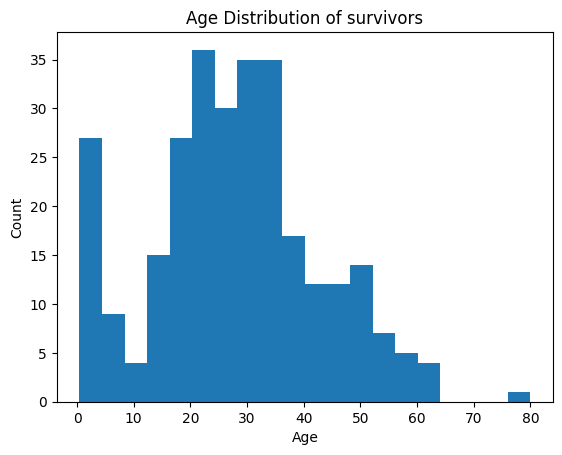
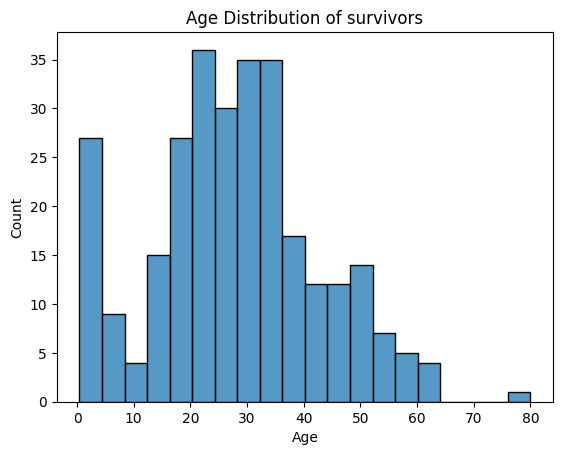
Unified diff of the notebook cell whose output changed from the first chart to the second:
--- before
+++ after
@@ -1,5 +1,5 @@
 ages = [row[3] for row in data if row[0] == 1]
 
-plt.hist(ages, bins=20)
+sns.histplot(ages, bins=20)
 plt.xlabel("Age")
 plt.ylabel("Count")

Commit: add family column